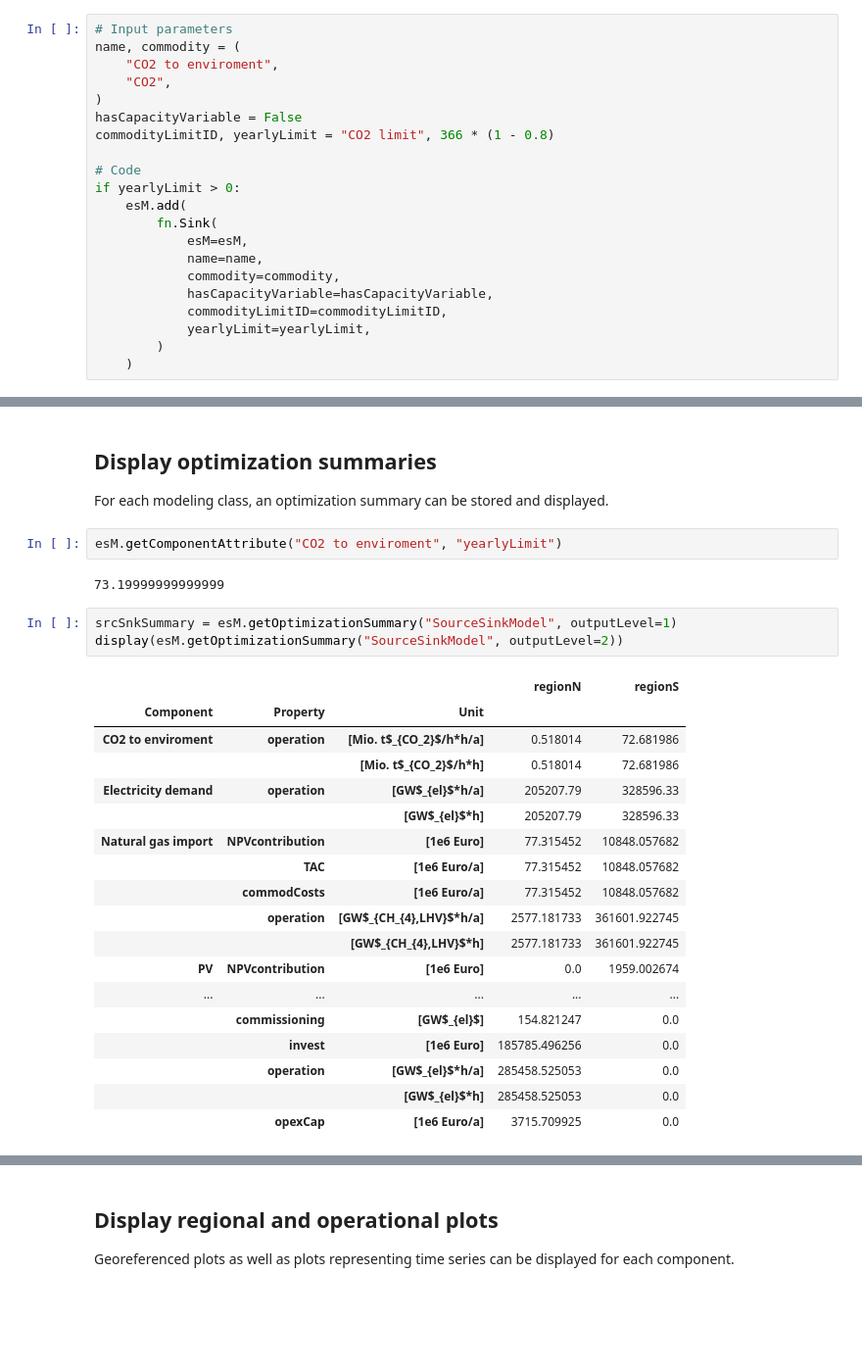
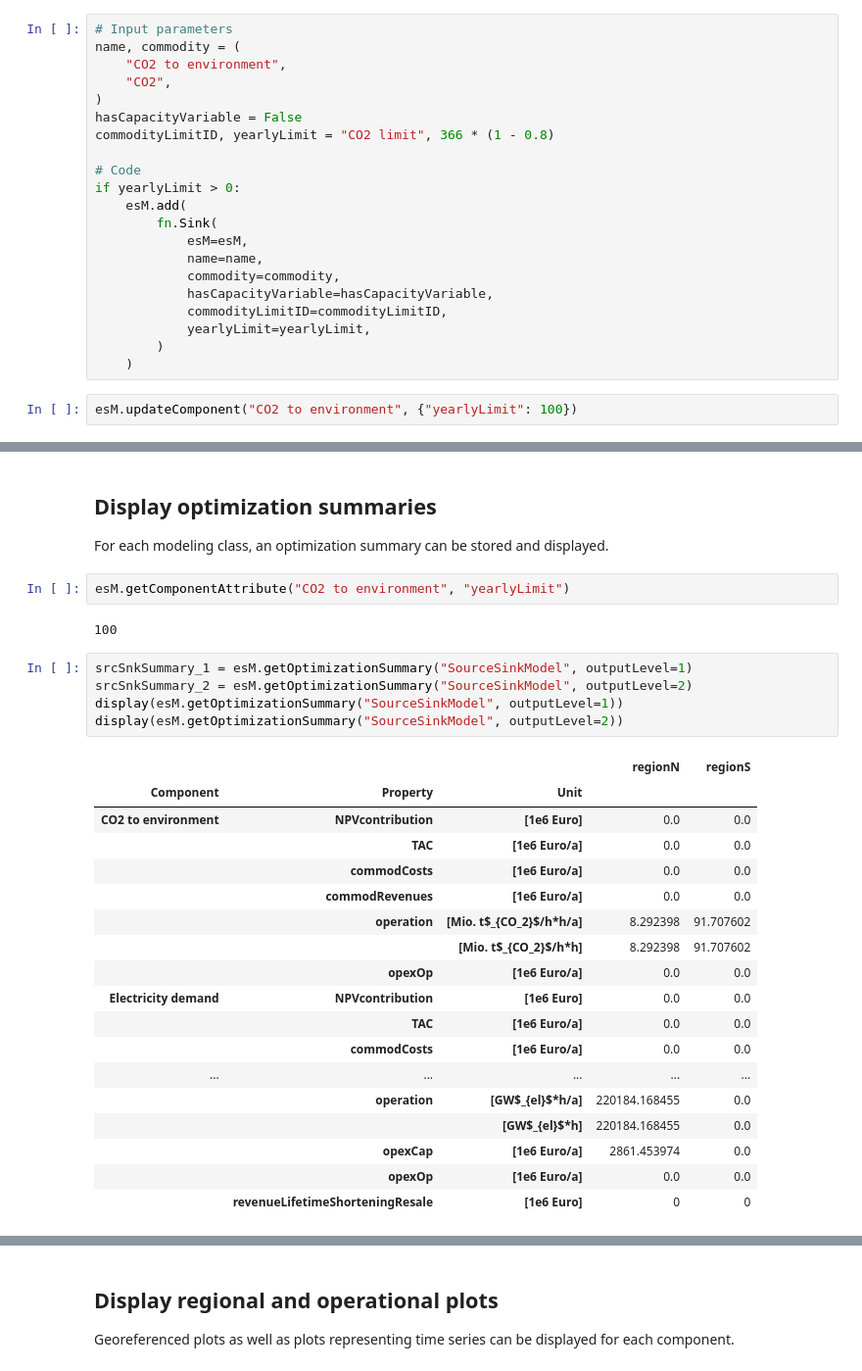
Before and after one commit to ayp234/FINE1, a Jupyter notebook: examples/00_Tutorial/00_Tutorial.ipynb, the cells around one changed output, grey strips where cells are left out. Shown: that part at 98% size. Cells and saved outputs as stored; diff of their text form; blank space fills up the shorter version.

```diff
--- a/examples/00_Tutorial/00_Tutorial.ipynb
+++ b/examples/00_Tutorial/00_Tutorial.ipynb
@@ -356,7 +356,7 @@ esM.add(
 # %%
 # Input parameters
 name, commodity = (
-    "CO2 to enviroment",
+    "CO2 to environment",
     "CO2",
 )
 hasCapacityVariable = False
@@ -374,6 +374,8 @@ if yearlyLimit > 0:
             yearlyLimit=yearlyLimit,
         )
     )
+# %%
+esM.updateComponent("CO2 to environment", {"yearlyLimit": 100})
 # %% [markdown]
 # Optimize energy system model
 # %% [markdown]
@@ -437,28 +457,30 @@ fig, ax = fn.plotLocations("regions.shp", indexColumn="regionName", plotLocNames
 
 For each modeling class, an optimization summary can be stored and displayed.
 # %%
-esM.getComponentAttribute("CO2 to enviroment", "yearlyLimit")
+esM.getComponentAttribute("CO2 to environment", "yearlyLimit")
 # %% [output]
-73.19999999999999
+100
 # %%
-srcSnkSummary = esM.getOptimizationSummary("SourceSinkModel", outputLevel=1)
+srcSnkSummary_1 = esM.getOptimizationSummary("SourceSinkModel", outputLevel=1)
+srcSnkSummary_2 = esM.getOptimizationSummary("SourceSinkModel", outputLevel=2)
+display(esM.getOptimizationSummary("SourceSinkModel", outputLevel=1))
 display(esM.getOptimizationSummary("SourceSinkModel", outputLevel=2))
 # %% [output]
 |  |  |  | regionN | regionS |
 | Component | Property | Unit |  |  |
-| CO2 to enviroment | operation | [Mio. t$_{CO_2}$/h*h/a] | 0.518014 | 72.681986 |
-|  |  | [Mio. t$_{CO_2}$/h*h] | 0.518014 | 72.681986 |
-| Electricity demand | operation | [GW$_{el}$*h/a] | 205207.79 | 328596.33 |
-|  |  | [GW$_{el}$*h] | 205207.79 | 328596.33 |
-| Natural gas import | NPVcontribution | [1e6 Euro] | 77.315452 | 10848.057682 |
-|  | TAC | [1e6 Euro/a] | 77.315452 | 10848.057682 |
-|  | commodCosts | [1e6 Euro/a] | 77.315452 | 10848.057682 |
-|  | operation | [GW$_{CH_{4},LHV}$*h/a] | 2577.181733 | 361601.922745 |
-|  |  | [GW$_{CH_{4},LHV}$*h] | 2577.181733 | 361601.922745 |
-| PV | NPVcontribution | [1e6 Euro] | 0.0 | 1959.002674 |
+| CO2 to environment | NPVcontribution | [1e6 Euro] | 0.0 | 0.0 |
+|  | TAC | [1e6 Euro/a] | 0.0 | 0.0 |
+|  | commodCosts | [1e6 Euro/a] | 0.0 | 0.0 |
+|  | commodRevenues | [1e6 Euro/a] | 0.0 | 0.0 |
+|  | operation | [Mio. t$_{CO_2}$/h*h/a] | 8.292398 | 91.707602 |
+|  |  | [Mio. t$_{CO_2}$/h*h] | 8.292398 | 91.707602 |
+|  | opexOp | [1e6 Euro/a] | 0.0 | 0.0 |
+| Electricity demand | NPVcontribution | [1e6 Euro] | 0.0 | 0.0 |
+|  | TAC | [1e6 Euro/a] | 0.0 | 0.0 |
+|  | commodCosts | [1e6 Euro/a] | 0.0 | 0.0 |
 | ... | ... | ... | ... | ... |
-|  | commissioning | [GW$_{el}$] | 154.821247 | 0.0 |
-|  | invest | [1e6 Euro] | 185785.496256 | 0.0 |
-|  | operation | [GW$_{el}$*h/a] | 285458.525053 | 0.0 |
-|  |  | [GW$_{el}$*h] | 285458.525053 | 0.0 |
-|  | opexCap | [1e6 Euro/a] | 3715.709925 | 0.0 |
+|  | operation | [GW$_{el}$*h/a] | 220184.168455 | 0.0 |
+|  |  | [GW$_{el}$*h] | 220184.168455 | 0.0 |
+|  | opexCap | [1e6 Euro/a] | 2861.453974 | 0.0 |
+|  | opexOp | [1e6 Euro/a] | 0.0 | 0.0 |
+|  | revenueLifetimeShorteningResale | [1e6 Euro] | 0 | 0 |
```
Also changed, not shown: parts of 18 cells of this notebook, 5 other files.
